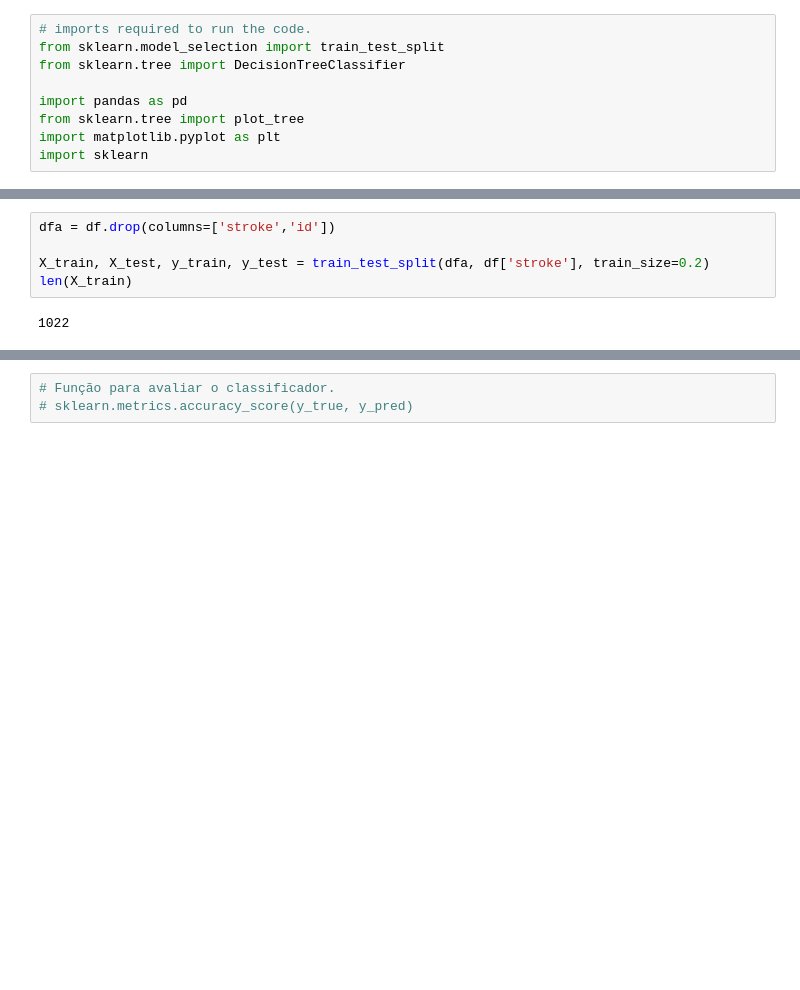
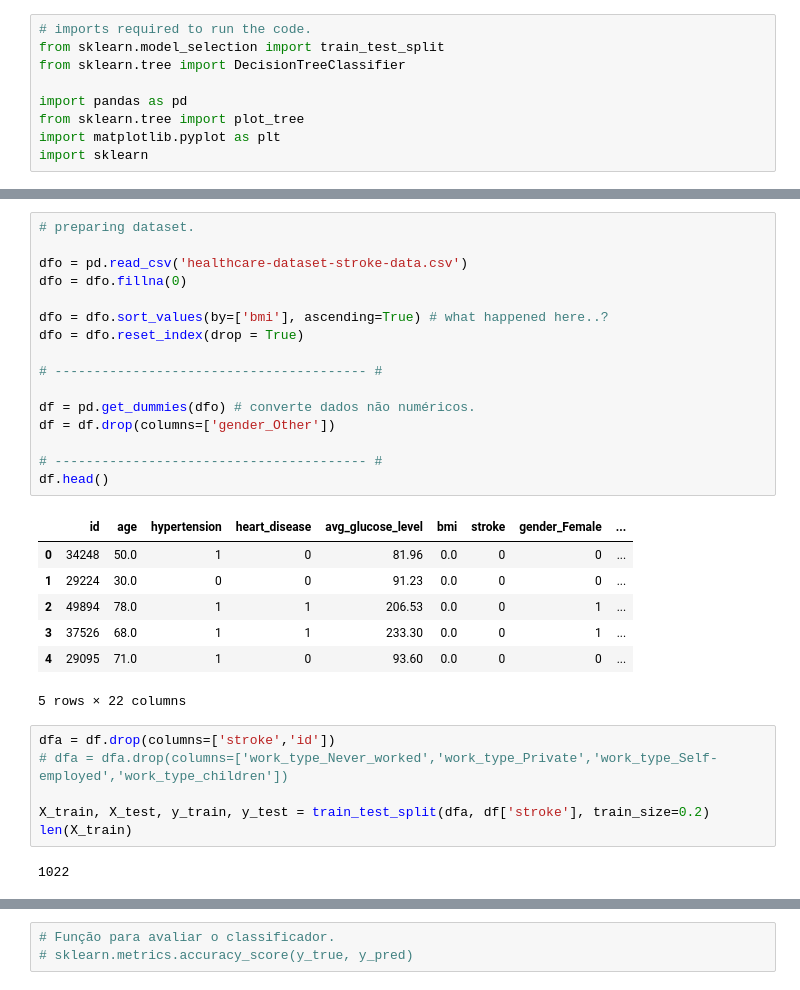
Before and after one commit to P-ASilva/stroke-classifier-evaluation, a Jupyter notebook: demo.ipynb, the cells around one changed output, grey strips where cells are left out. Saved outputs shown, nothing was run; the diff lists cells and outputs as text; blank space fills up the shorter version.

```diff
--- a/demo.ipynb
+++ b/demo.ipynb
@@ -30,5 +26,30 @@ df.head()
+# %%
+# preparing dataset.
+
+dfo = pd.read_csv('healthcare-dataset-stroke-data.csv')
+dfo = dfo.fillna(0)
+
+dfo = dfo.sort_values(by=['bmi'], ascending=True) # what happened here..?
+dfo = dfo.reset_index(drop = True)
+
+# ---------------------------------------- #
+
+df = pd.get_dummies(dfo) # converte dados não numéricos.
+df = df.drop(columns=['gender_Other'])
+
+# ---------------------------------------- #
+df.head()
+# %% [output]
+|  | id | age | hypertension | heart_disease | avg_glucose_level | bmi | stroke | gender_Female | ... |
+| 0 | 34248 | 50.0 | 1 | 0 | 81.96 | 0.0 | 0 | 0 | ... |
+| 1 | 29224 | 30.0 | 0 | 0 | 91.23 | 0.0 | 0 | 0 | ... |
+| 2 | 49894 | 78.0 | 1 | 1 | 206.53 | 0.0 | 0 | 1 | ... |
+| 3 | 37526 | 68.0 | 1 | 1 | 233.30 | 0.0 | 0 | 1 | ... |
+| 4 | 29095 | 71.0 | 1 | 0 | 93.60 | 0.0 | 0 | 0 | ... |
+5 rows × 22 columns
 # %%
 dfa = df.drop(columns=['stroke','id'])
+# dfa = dfa.drop(columns=['work_type_Never_worked','work_type_Private','work_type_Self-employed','work_type_children'])
 
 X_train, X_test, y_train, y_test = train_test_split(dfa, df['stroke'], train_size=0.2)
 len(X_train)
```
Also changed, not shown: parts of 4 cells of this notebook.
